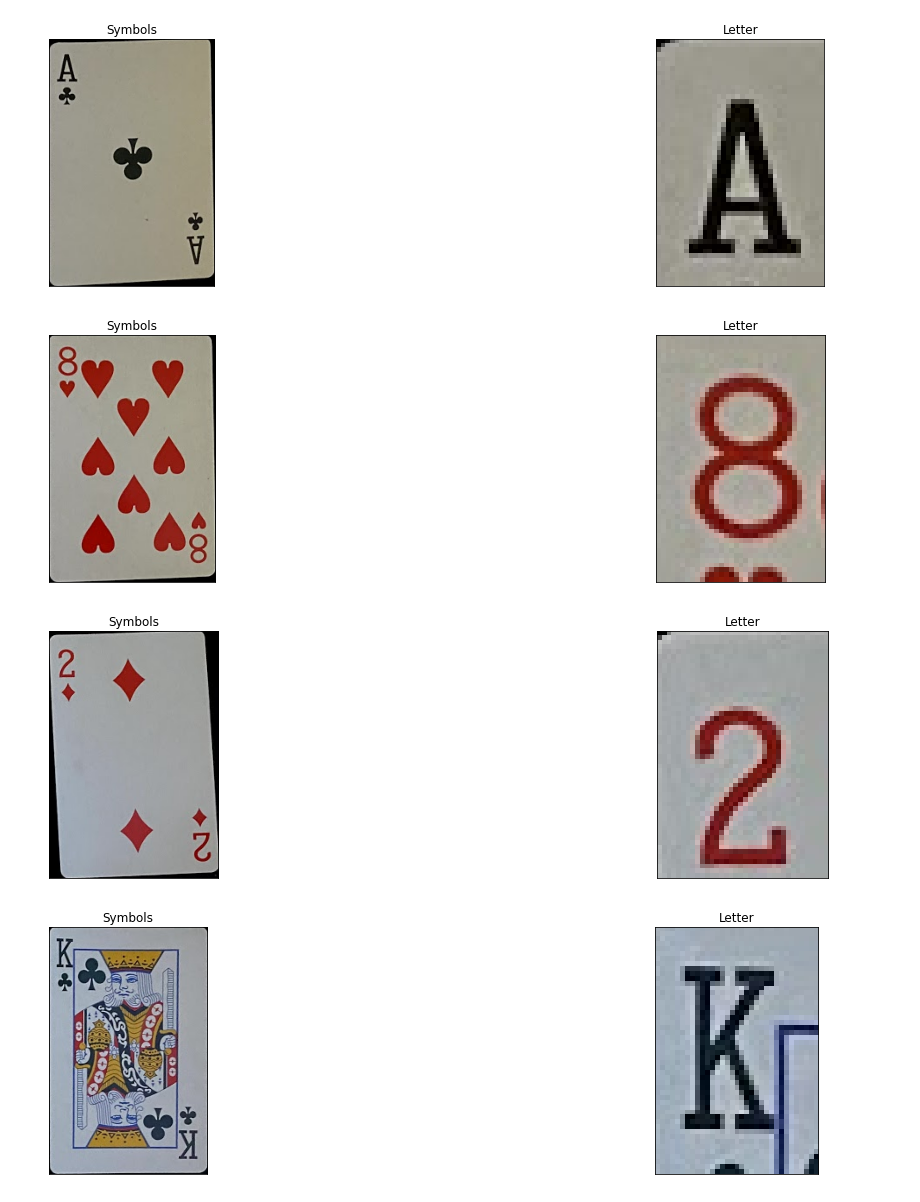
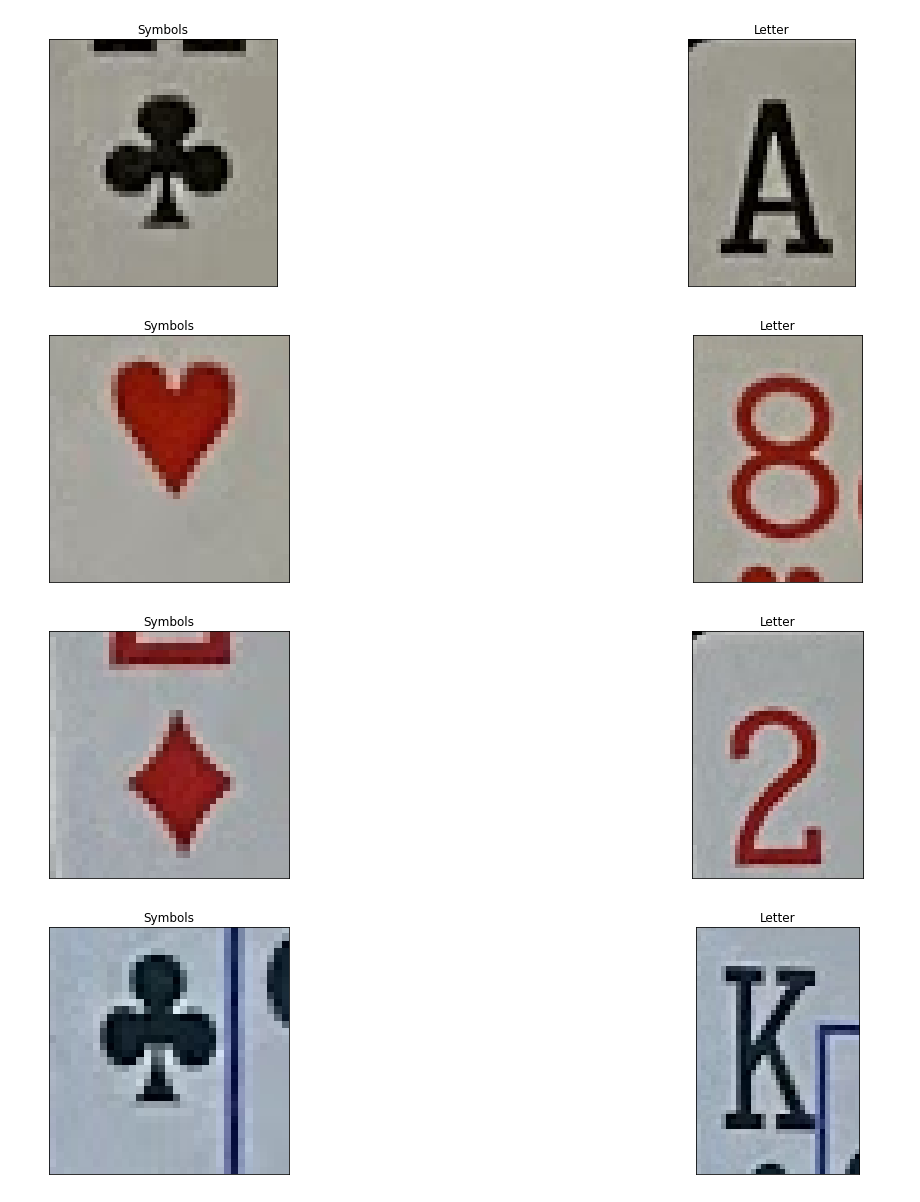
Before and after one commit to C17326283/CardGameAssistant-ImageProcessing, a Jupyter notebook: EoinTesting/Groupassignment.ipynb, the cells around one changed output. Drawn from its saved outputs; the diff is of its cells as text; code cells hidden in the pictures.

Commit message:
symbols partially isolated

```diff
--- a/EoinTesting/Groupassignment.ipynb
+++ b/EoinTesting/Groupassignment.ipynb
@@ -8,41 +8,41 @@ G = cv2.cvtColor(img, cv2.COLOR_BGR2GRAY)
 T = 120
 T, B = cv2.threshold(G, thresh = T, maxval = 255, type = cv2.THRESH_BINARY)
 #inverse = cv2.bitwise_not(B)
 C,_ = cv2.findContours(B, mode=cv2.RETR_EXTERNAL, method=cv2.CHAIN_APPROX_NONE)
 C = sorted(C, key=cv2.contourArea, reverse=True)
 img = cv2.cvtColor(img, cv2.COLOR_BGR2RGB)
 i = 0
 
 while i < 5:
   largestContour = C[i]
 
   x,y,w,h = cv2.boundingRect(largestContour)
 
   ROI = img[y:y+h,x:x+w]
 
   H,W,Channels = ROI.shape
 
 
 
   cropped_letter = ROI[6:int(H * 0.2), 3:int(W * 0.2)]
 
-  #cropped_symbol = ROI[10:int(H * 0.2), 40:int(W * 0.2)]
+  cropped_symbol = ROI[50:int(H * 0.3), 3:int(W * 0.2)]
 
 
 
-  plot.figure(2, figsize=(20,10)) #plots each clicked cell beside the isolated version so it can be looked back over
-  chosenCell = plot.subplot(221)
+  plt.figure(2, figsize=(20,10)) #plots each clicked cell beside the isolated version so it can be looked back over
+  chosenCell = plt.subplot(221)
   chosenCell.set_title("Symbols")
-  plot.imshow(ROI, cmap='gray'), plot.xticks([]),plot.yticks([])
+  plt.imshow(cropped_symbol, cmap='gray'), plt.xticks([]),plt.yticks([])
 
-  isolated = plot.subplot(222)
+  isolated = plt.subplot(222)
   isolated.set_title("Letter")
-  plot.imshow(cropped_letter, cmap='gray'), plot.xticks([]),plot.yticks([])
-  plot.show()
+  plt.imshow(cropped_letter, cmap='gray'), plt.xticks([]),plt.yticks([])
+  plt.show()
 
   i = i + 1
 # %% [output]
-[figure, old version]
+[figure, new version]
-[figure, old version]
+[figure, new version]
-[figure, old version]
+[figure, new version]
-[figure, old version]
+[figure, new version]
```
Also changed, not shown: parts of 2 cells of this notebook.
